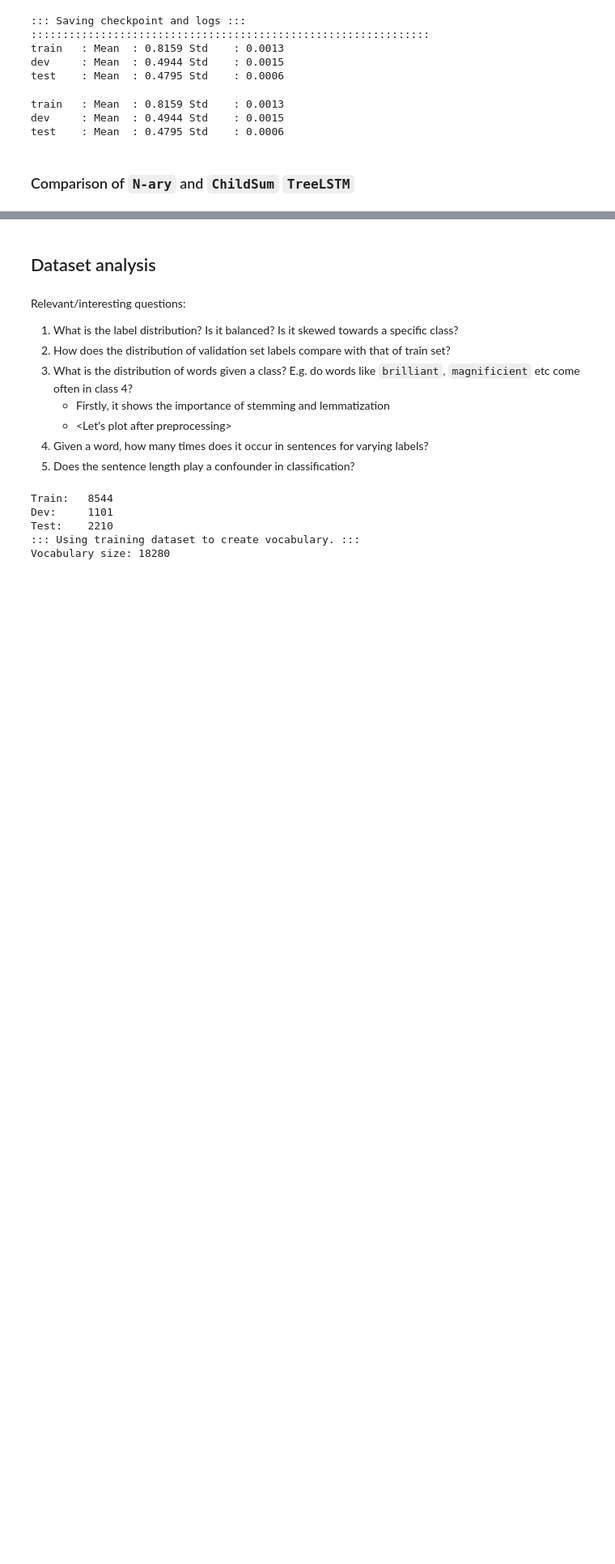
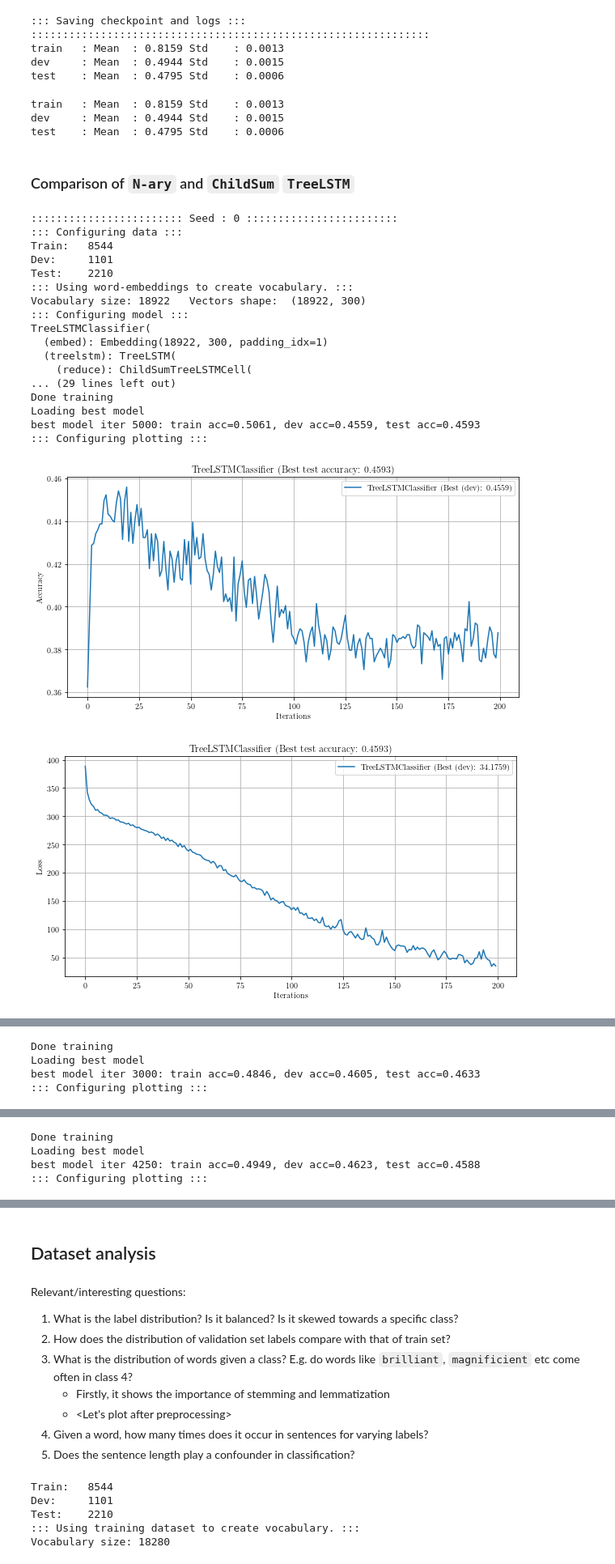
Before and after one commit to bpiyush/NLP1Labs, a Jupyter notebook: lab2/NLP1_2021_Practical_2-final.ipynb, the cells around one changed output, grey strips where cells are left out. Shown at 81% size. Cells and saved outputs as stored; diff of their text form; code cells hidden in the pictures; blank space fills up the shorter version.

Commit message:
Adds Childsum LSTM from Tadija's branch

```diff
--- a/lab2/NLP1_2021_Practical_2-final.ipynb
+++ b/lab2/NLP1_2021_Practical_2-final.ipynb
@@ -1522,3 +1522,51 @@ dev     : Mean  : 0.4944 Std    : 0.0015
 test    : Mean  : 0.4795 Std    : 0.0006
 # %% [markdown]
 ### Comparison of `N-ary` and `ChildSum` `TreeLSTM` <a class="anchor" id="nary-vs-childsum"></a>
+# %%
+expt_args = {
+    "model_name": "TreeLSTMClassifier",
+    "model_args": {
+        "embedding_dim": 300,
+        "hidden_dim": 150,
+        "output_dim": 5,
+        "lstm_type": "sum",
+    },
+    "optim_args": {
+        "lr": 2e-4,
+    },
+    "train_args": {
+        "num_iterations": 50000,
+        "print_every": 250,
+        "eval_every": 250,
+        "batch_size": 25,
+        "batch_fn": get_minibatch,
+        "eval_fn": evaluate,
+        "prep_fn": prepare_treelstm_minibatch,
+    },
+    "verbose": False,
+    "use_pretrained_embeddings": True,
+    "pretrained_embeddings_path": "./googlenews.word2vec.300d.txt",
+    "expt_name": "childsum-w2v"
+}
+# %%
+best_agg_acc = run_multiple_seed_experiments(expt_args)
+# %% [output]
+:::::::::::::::::::::::: Seed : 0 ::::::::::::::::::::::::
+::: Configuring data :::
+Train:   8544
+Dev:     1101
+Test:    2210
+::: Using word-embeddings to create vocabulary. :::
+Vocabulary size: 18922   Vectors shape:  (18922, 300)
+::: Configuring model :::
+TreeLSTMClassifier(
+  (embed): Embedding(18922, 300, padding_idx=1)
+  (treelstm): TreeLSTM(
+    (reduce): ChildSumTreeLSTMCell(
+... (29 lines left out)
+Done training
+Loading best model
+best model iter 5000: train acc=0.5061, dev acc=0.4559, test acc=0.4593
+::: Configuring plotting :::
+[figure, added]
+[figure, added]
@@ -1524,0 +1590,4 @@ test    : Mean  : 0.4795 Std    : 0.0006
+Done training
+Loading best model
+best model iter 3000: train acc=0.4846, dev acc=0.4605, test acc=0.4633
+::: Configuring plotting :::
@@ -1524,0 +1613,4 @@ test    : Mean  : 0.4795 Std    : 0.0006
+Done training
+Loading best model
+best model iter 4250: train acc=0.4949, dev acc=0.4623, test acc=0.4588
+::: Configuring plotting :::
```
Also changed, not shown: parts of 2 cells of this notebook, 5 other files.
